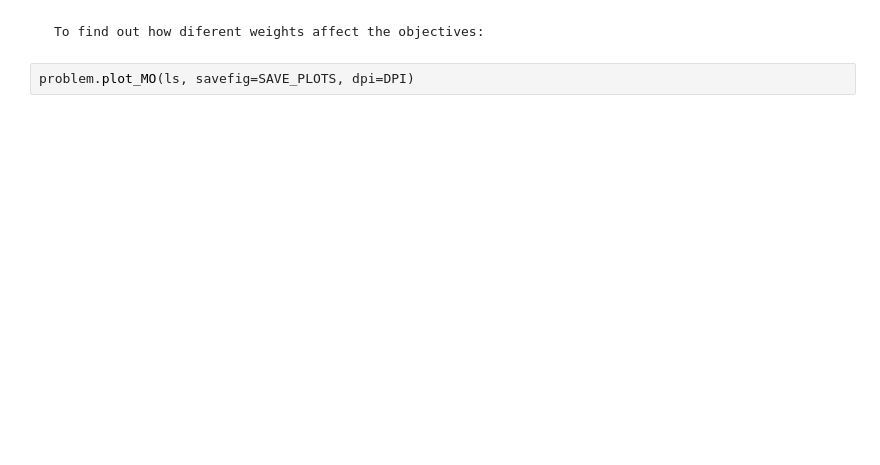
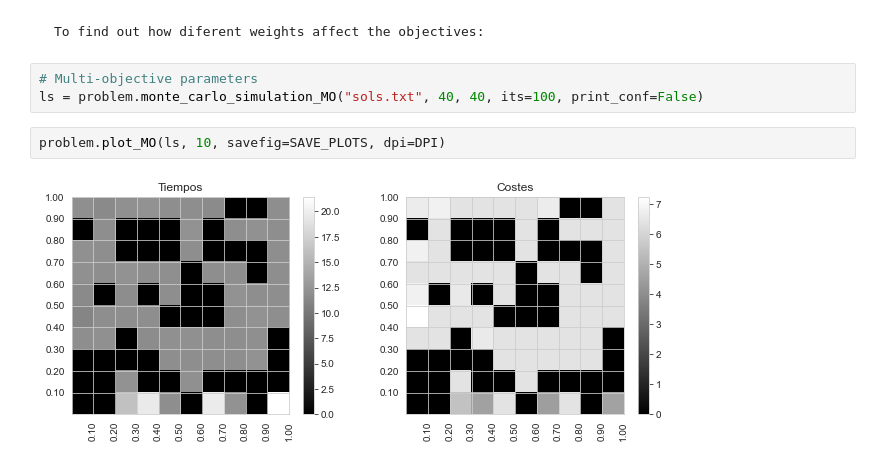
Before and after one commit to GuilleMunoz/city_tasks_assignment, a Jupyter notebook: plots.ipynb, the cells around one changed output. Cells and saved outputs as stored; diff of their text form; blank space fills up the shorter version.

Commit message:
Default t, c, Nc, Nt in Monte Carlo simulation

```diff
--- a/plots.ipynb
+++ b/plots.ipynb
@@ -137,4 +137,9 @@ problem.plot_MO_pareto(ls, savefig=SAVE_PLOTS, dpi=DPI)
 # %% [markdown]
     To find out how diferent weights affect the objectives:
+# %%
+# Multi-objective parameters
+ls = problem.monte_carlo_simulation_MO("sols.txt", 40, 40, its=100, print_conf=False)
 # %%
-problem.plot_MO(ls, savefig=SAVE_PLOTS, dpi=DPI)
+problem.plot_MO(ls, 10, savefig=SAVE_PLOTS, dpi=DPI)
+# %% [output]
+[figure, added]
```
Also changed, not shown: parts of 2 cells of this notebook, 1 other file.
